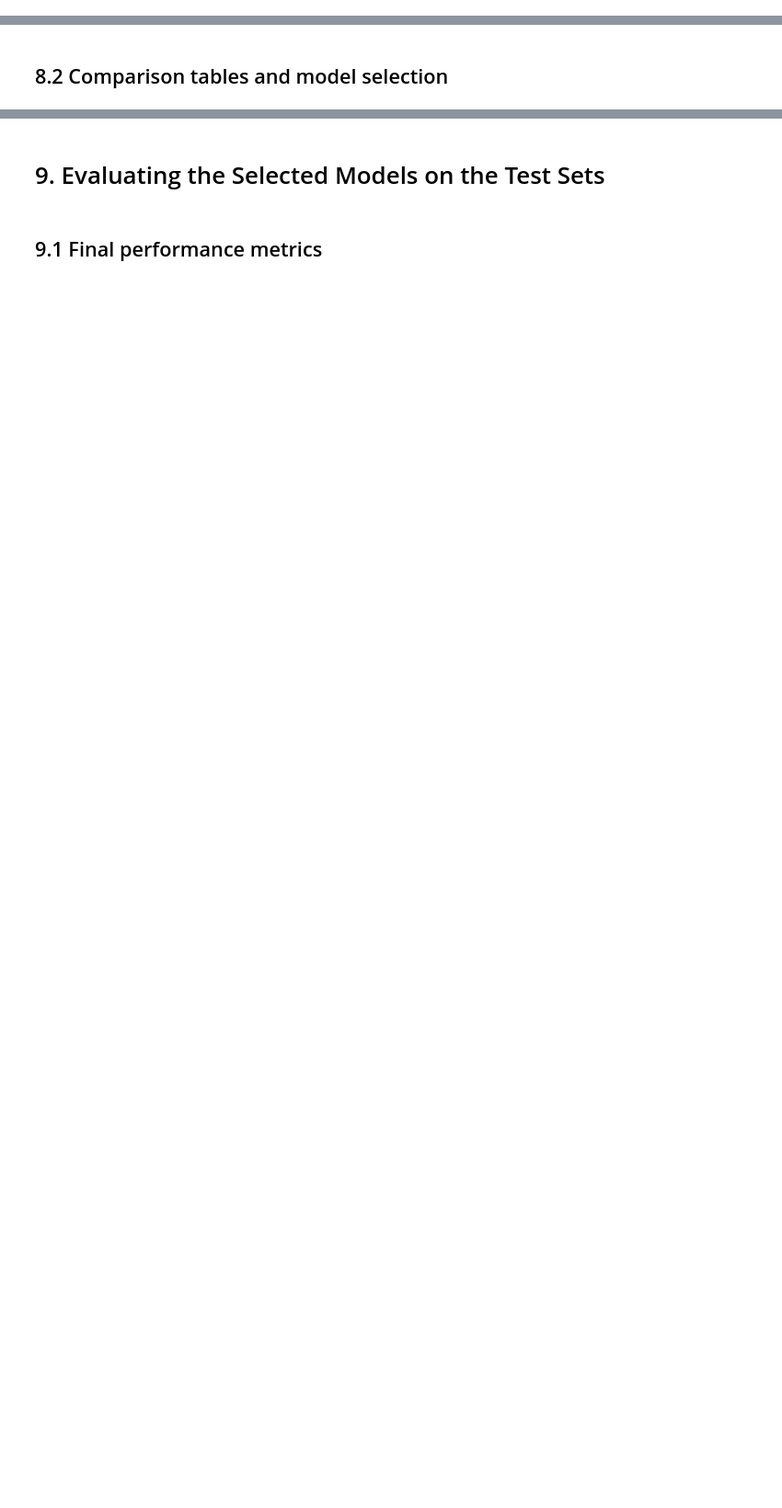
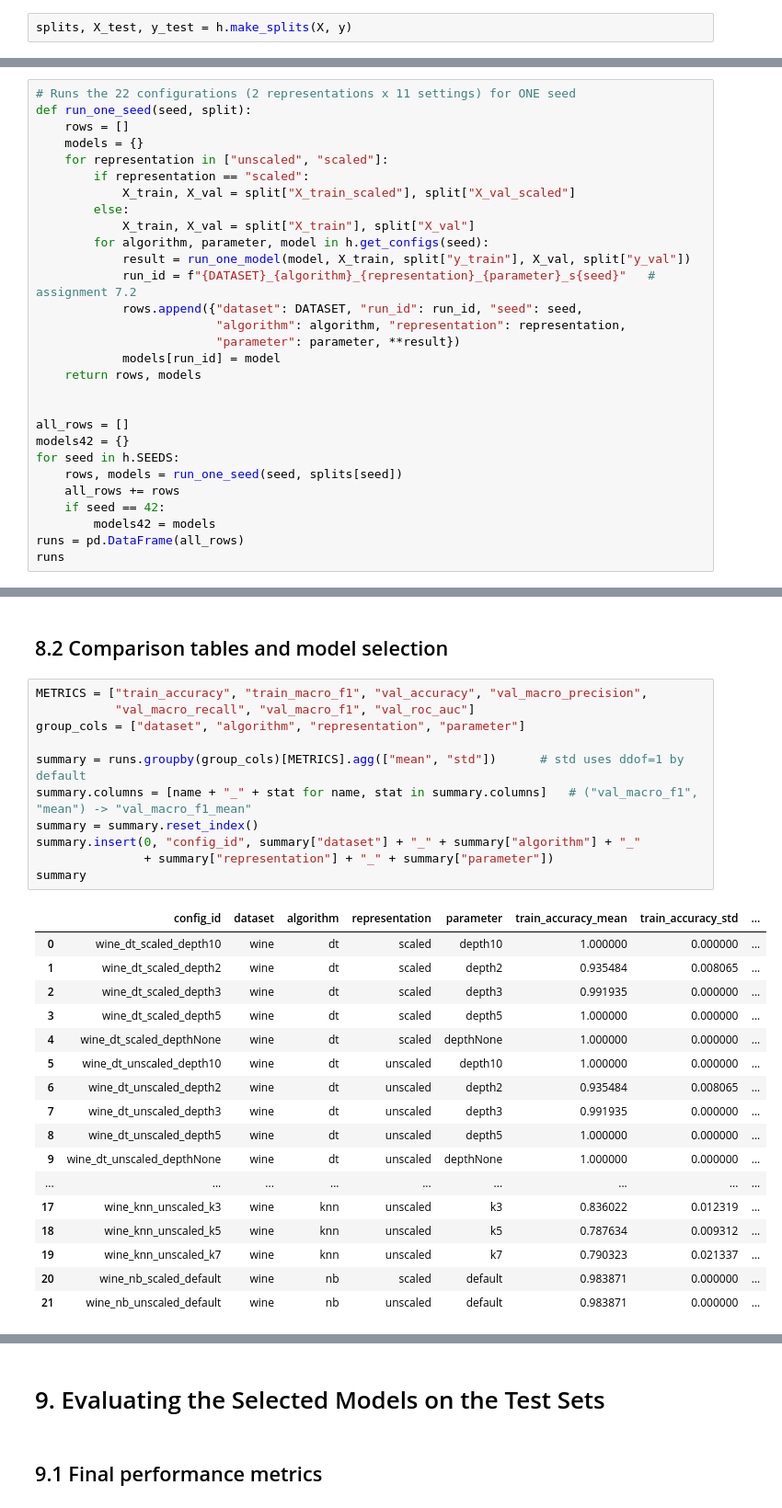
Before and after one commit to akYavuz/ml-project, a Jupyter notebook: notebooks/wine.ipynb, the cells around one changed output, grey strips where cells are left out. Shown at 92% size. Cells and saved outputs as stored; diff of their text form; blank space fills up the shorter version.

Commit message:
feat(wine): finalize all wine.ipynb analysis, update README and AI disclosure

```diff
--- a/notebooks/wine.ipynb
+++ b/notebooks/wine.ipynb
@@ -35,3 +206,5 @@ y = pd.Series(data.target, name="target")
 # 4. Splitting the Datasets
 # %% [markdown]
 ## 4.1 Fix the test set and repeat the training/validation split
+# %%
+splits, X_test, y_test = h.make_splits(X, y)
@@ -54,2 +371,31 @@ y = pd.Series(data.target, name="target")
 # %% [markdown]
 ## 7.2 Record and compare the experiments
+# %%
+# Runs the 22 configurations (2 representations x 11 settings) for ONE seed
+def run_one_seed(seed, split):
+    rows = []
+    models = {}
+    for representation in ["unscaled", "scaled"]:
+        if representation == "scaled":
+            X_train, X_val = split["X_train_scaled"], split["X_val_scaled"]
+        else:
+            X_train, X_val = split["X_train"], split["X_val"]
+        for algorithm, parameter, model in h.get_configs(seed):
+            result = run_one_model(model, X_train, split["y_train"], X_val, split["y_val"])
+            run_id = f"{DATASET}_{algorithm}_{representation}_{parameter}_s{seed}"   # assignment 7.2
+            rows.append({"dataset": DATASET, "run_id": run_id, "seed": seed,
+                         "algorithm": algorithm, "representation": representation,
+                         "parameter": parameter, **result})
+            models[run_id] = model
+    return rows, models
+
+
+all_rows = []
+models42 = {}
+for seed in h.SEEDS:
+    rows, models = run_one_seed(seed, splits[seed])
+    all_rows += rows
+    if seed == 42:
+        models42 = models
+runs = pd.DataFrame(all_rows)
+runs
@@ -60,2 +443,31 @@ y = pd.Series(data.target, name="target")
 # %% [markdown]
 ## 8.2 Comparison tables and model selection
+# %%
+METRICS = ["train_accuracy", "train_macro_f1", "val_accuracy", "val_macro_precision",
+           "val_macro_recall", "val_macro_f1", "val_roc_auc"]
+group_cols = ["dataset", "algorithm", "representation", "parameter"]
+
+summary = runs.groupby(group_cols)[METRICS].agg(["mean", "std"])      # std uses ddof=1 by default
+summary.columns = [name + "_" + stat for name, stat in summary.columns]   # ("val_macro_f1", "mean") -> "val_macro_f1_mean"
+summary = summary.reset_index()
+summary.insert(0, "config_id", summary["dataset"] + "_" + summary["algorithm"] + "_"
+               + summary["representation"] + "_" + summary["parameter"])
+summary
+# %% [output]
+|  | config_id | dataset | algorithm | representation | parameter | train_accuracy_mean | train_accuracy_std | ... |
+| 0 | wine_dt_scaled_depth10 | wine | dt | scaled | depth10 | 1.000000 | 0.000000 | ... |
+| 1 | wine_dt_scaled_depth2 | wine | dt | scaled | depth2 | 0.935484 | 0.008065 | ... |
+| 2 | wine_dt_scaled_depth3 | wine | dt | scaled | depth3 | 0.991935 | 0.000000 | ... |
+| 3 | wine_dt_scaled_depth5 | wine | dt | scaled | depth5 | 1.000000 | 0.000000 | ... |
+| 4 | wine_dt_scaled_depthNone | wine | dt | scaled | depthNone | 1.000000 | 0.000000 | ... |
+| 5 | wine_dt_unscaled_depth10 | wine | dt | unscaled | depth10 | 1.000000 | 0.000000 | ... |
+| 6 | wine_dt_unscaled_depth2 | wine | dt | unscaled | depth2 | 0.935484 | 0.008065 | ... |
+| 7 | wine_dt_unscaled_depth3 | wine | dt | unscaled | depth3 | 0.991935 | 0.000000 | ... |
+| 8 | wine_dt_unscaled_depth5 | wine | dt | unscaled | depth5 | 1.000000 | 0.000000 | ... |
+| 9 | wine_dt_unscaled_depthNone | wine | dt | unscaled | depthNone | 1.000000 | 0.000000 | ... |
+| ... | ... | ... | ... | ... | ... | ... | ... | ... |
+| 17 | wine_knn_unscaled_k3 | wine | knn | unscaled | k3 | 0.836022 | 0.012319 | ... |
+| 18 | wine_knn_unscaled_k5 | wine | knn | unscaled | k5 | 0.787634 | 0.009312 | ... |
+| 19 | wine_knn_unscaled_k7 | wine | knn | unscaled | k7 | 0.790323 | 0.021337 | ... |
+| 20 | wine_nb_scaled_default | wine | nb | scaled | default | 0.983871 | 0.000000 | ... |
+| 21 | wine_nb_unscaled_default | wine | nb | unscaled | default | 0.983871 | 0.000000 | ... |
```
Also changed, not shown: parts of 57 cells of this notebook, 22 other files.
